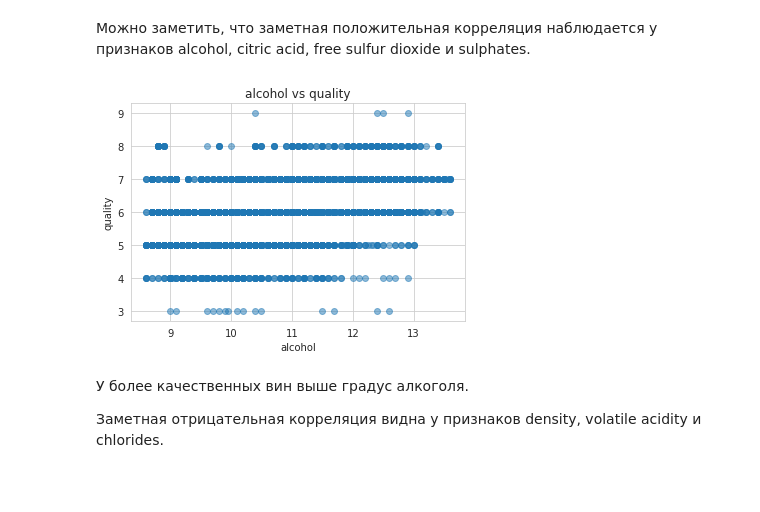
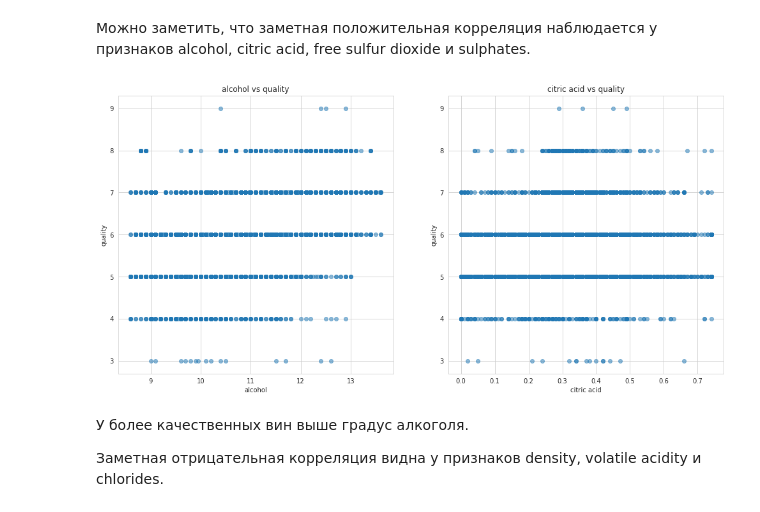
Before and after one commit to AdelineSommers/MachineLearning, a Jupyter notebook: lab1/wineQuality.ipynb, the cells around one changed output. Saved outputs shown, nothing was run; the diff lists cells and outputs as text; code cells hidden in the pictures; blank space fills up the shorter version.

```diff
--- a/lab1/wineQuality.ipynb
+++ b/lab1/wineQuality.ipynb
@@ -90,13 +124,21 @@ data.corr()
 # %% [markdown]
 Можно заметить, что заметная положительная корреляция наблюдается у признаков alcohol, citric acid, free sulfur dioxide и sulphates.
 # %%
+plt.figure(figsize=(17,8))
+plt.subplot(1, 2, 1)
 plt.plot(data['alcohol'], data['quality'], 'o', alpha = 0.5)
 plt.xlabel('alcohol')
 plt.ylabel('quality')
 plt.title('alcohol vs quality')
+
+plt.subplot(1, 2, 2)
+plt.plot(data['citric acid'], data['quality'], 'o', alpha = 0.5)
+plt.xlabel('citric acid')
+plt.ylabel('quality')
+plt.title('citric acid vs quality')
 pass
 # %% [output]
-[figure, old version]
+[figure, new version]
 # %% [markdown]
 У более качественных вин выше градус алкоголя.
 
```
Also changed, not shown: parts of 33 cells of this notebook.
